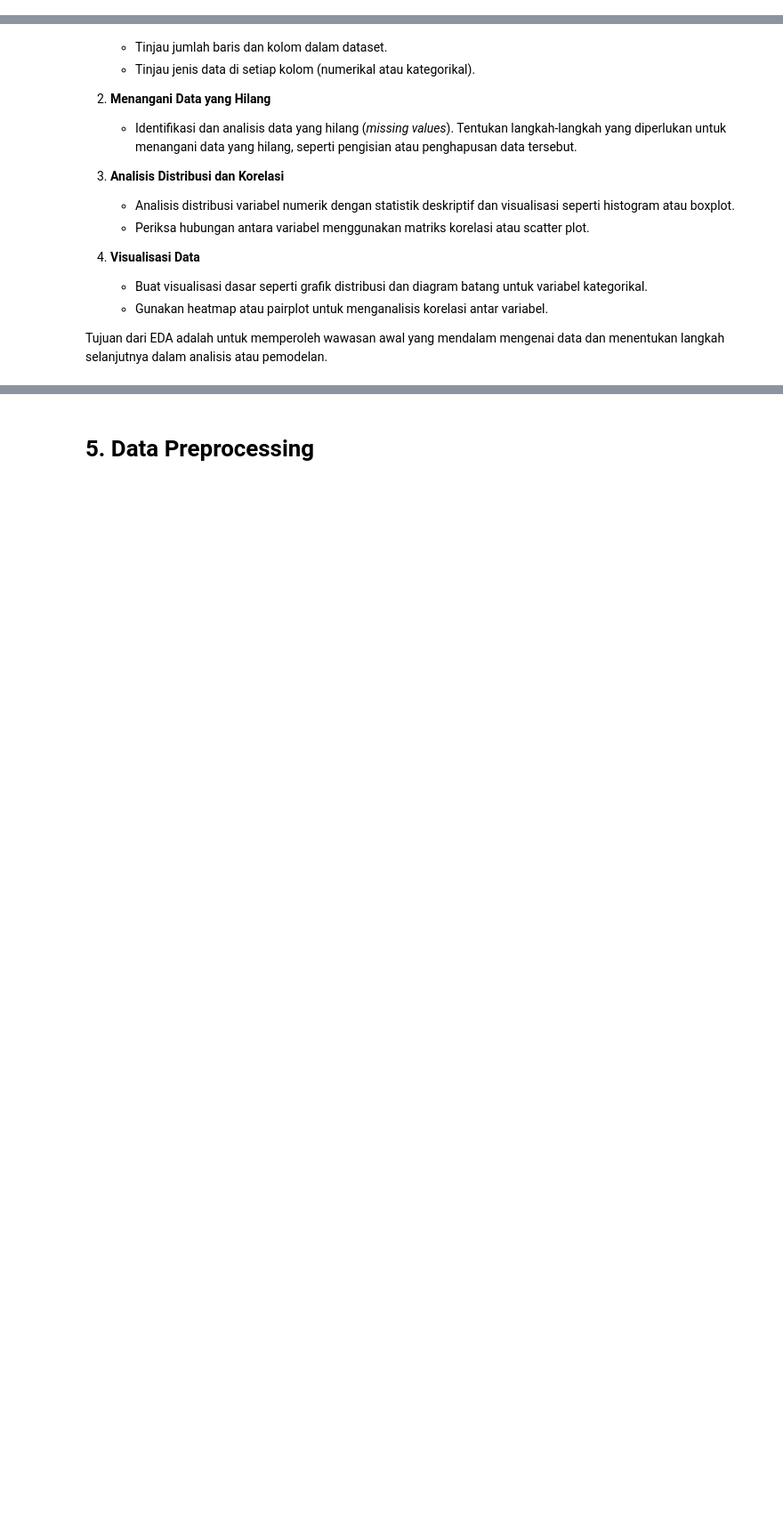
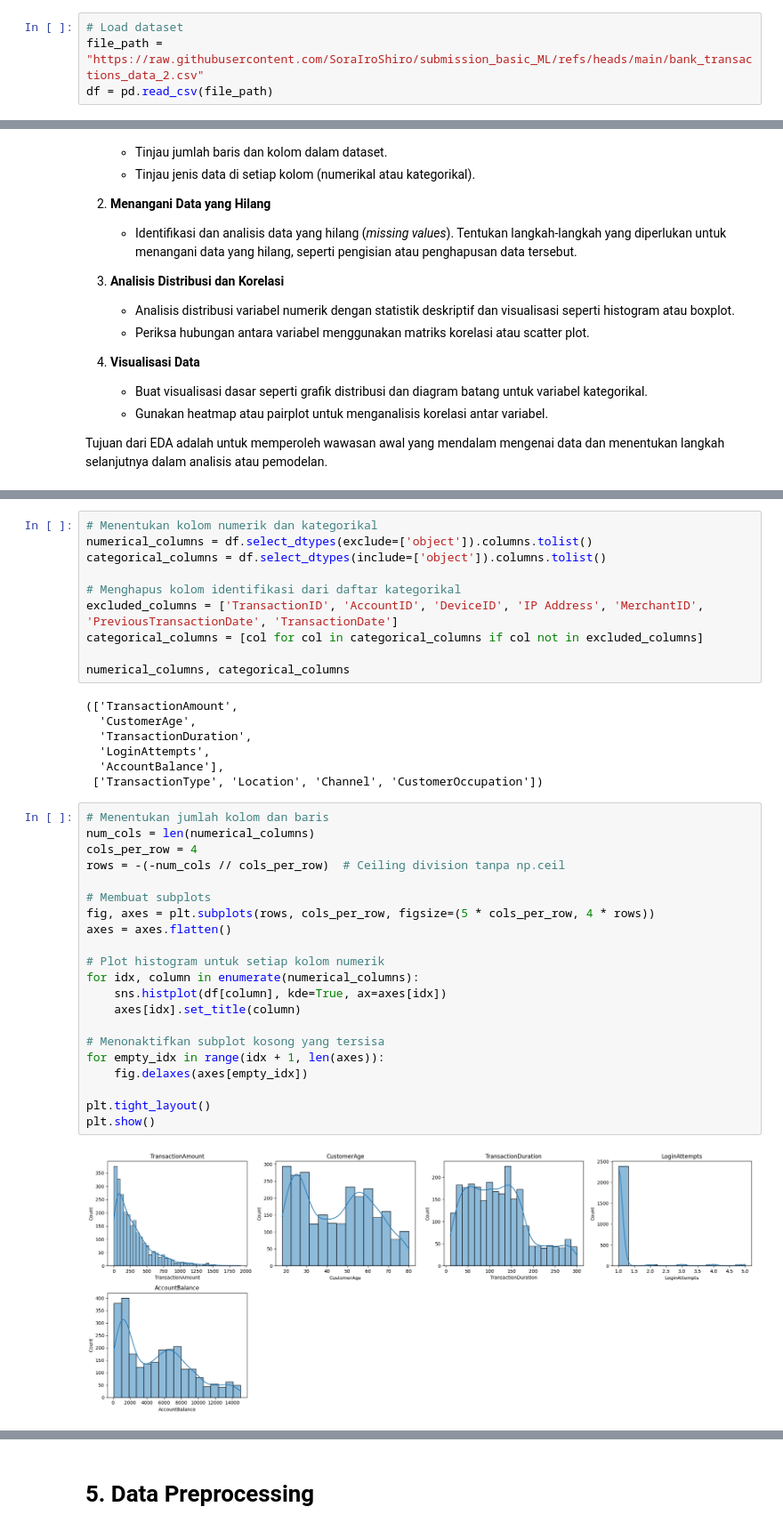
Before and after one commit to SoraIroShiro/submission_basic_ML, a Jupyter notebook: [Clustering]_Submission_Akhir_BMLP_Your_Name_(Updated) copy 2.ipynb, the cells around one changed output, grey strips where cells are left out. Shown at 89% size. Cells and saved outputs as stored; diff of their text form; blank space fills up the shorter version.

Commit message:
penambahan dataset

```diff
--- a/[Clustering]_Submission_Akhir_BMLP_Your_Name_(Updated) copy 2.ipynb
+++ b/[Clustering]_Submission_Akhir_BMLP_Your_Name_(Updated) copy 2.ipynb
@@ -65,3 +39,7 @@ Data columns (total 16 columns):
+# %%
+# Load dataset
+file_path = "https://raw.githubusercontent.com/SoraIroShiro/submission_basic_ML/refs/heads/main/bank_transactions_data_2.csv"
+df = pd.read_csv(file_path)
 # %% [markdown]
 # **4. Exploratory Data Analysis (EDA)**
 
@@ -252,0 +87,40 @@ KeyboardInterrupt:
+# %%
+# Menentukan kolom numerik dan kategorikal
+numerical_columns = df.select_dtypes(exclude=['object']).columns.tolist()
+categorical_columns = df.select_dtypes(include=['object']).columns.tolist()
+
+# Menghapus kolom identifikasi dari daftar kategorikal
+excluded_columns = ['TransactionID', 'AccountID', 'DeviceID', 'IP Address', 'MerchantID', 'PreviousTransactionDate', 'TransactionDate']
+categorical_columns = [col for col in categorical_columns if col not in excluded_columns]
+
+numerical_columns, categorical_columns
+# %% [output]
+(['TransactionAmount',
+  'CustomerAge',
+  'TransactionDuration',
+  'LoginAttempts',
+  'AccountBalance'],
+ ['TransactionType', 'Location', 'Channel', 'CustomerOccupation'])
+# %%
+# Menentukan jumlah kolom dan baris
+num_cols = len(numerical_columns)
+cols_per_row = 4
+rows = -(-num_cols // cols_per_row)  # Ceiling division tanpa np.ceil
+
+# Membuat subplots
+fig, axes = plt.subplots(rows, cols_per_row, figsize=(5 * cols_per_row, 4 * rows))
+axes = axes.flatten()
+
+# Plot histogram untuk setiap kolom numerik
+for idx, column in enumerate(numerical_columns):
+    sns.histplot(df[column], kde=True, ax=axes[idx])
+    axes[idx].set_title(column)
+
+# Menonaktifkan subplot kosong yang tersisa
+for empty_idx in range(idx + 1, len(axes)):
+    fig.delaxes(axes[empty_idx])
+
+plt.tight_layout()
+plt.show()
+# %% [output]
+[figure, added]
```
Also changed, not shown: parts of 20 cells of this notebook, 4 other files.
